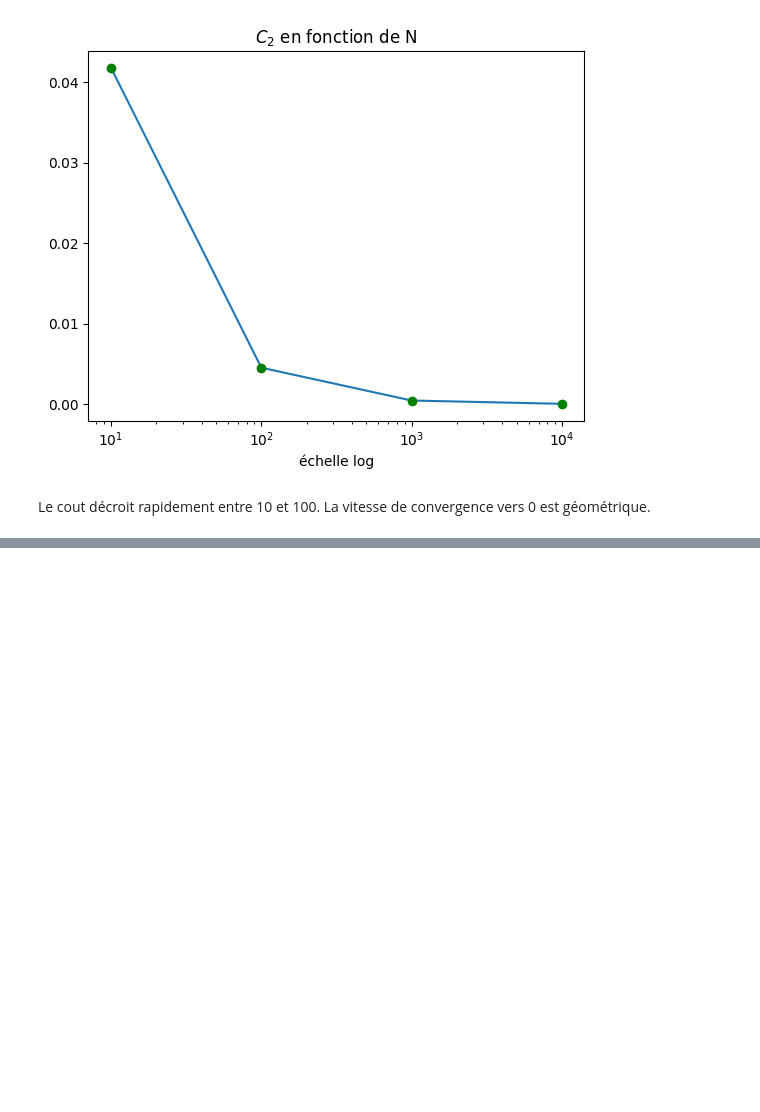
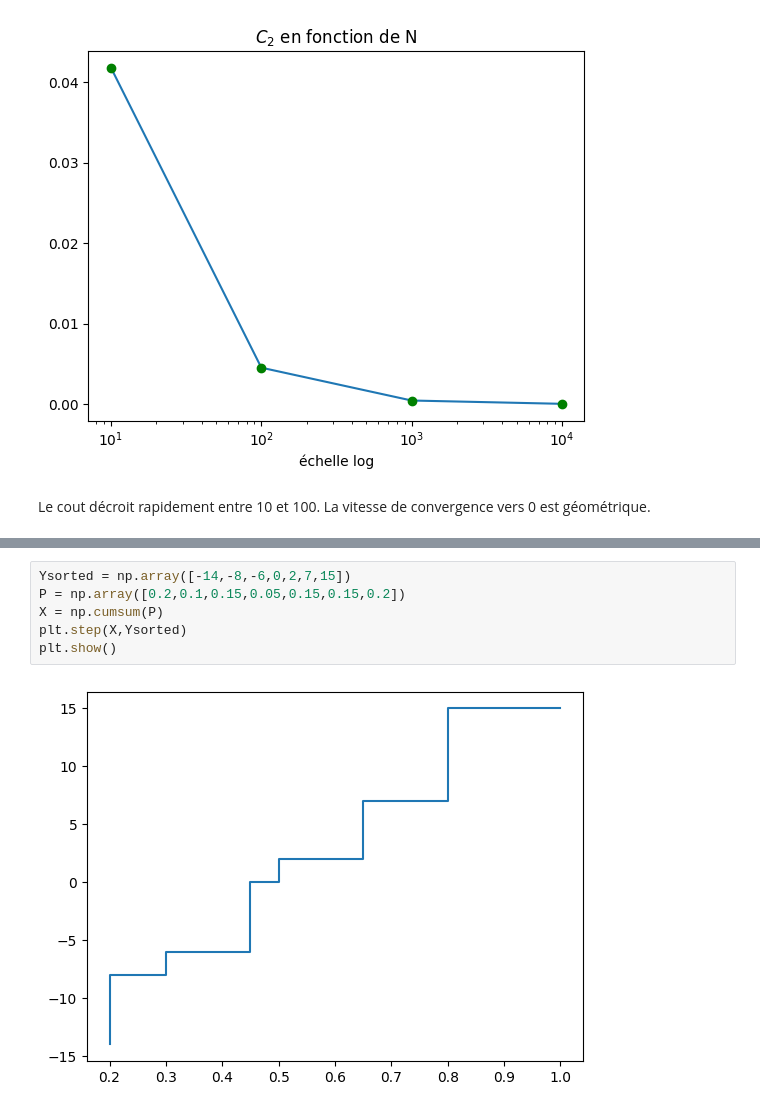
Before and after one commit to AI-ELka/Displacement_convexity_proj, a Jupyter notebook: Main.ipynb, the cells around one changed output, grey strips where cells are left out. Saved outputs shown, nothing was run; the diff lists cells and outputs as text; blank space fills up the shorter version.

```diff
--- a/Main.ipynb
+++ b/Main.ipynb
@@ -310,0 +314,8 @@ La vitesse de convergence vers 0 est géométrique.
+# %%
+Ysorted = np.array([-14,-8,-6,0,2,7,15])
+P = np.array([0.2,0.1,0.15,0.05,0.15,0.15,0.2])
+X = np.cumsum(P)
+plt.step(X,Ysorted)
+plt.show()
+# %% [output]
+[figure, added]
```
Also changed, not shown: parts of 4 cells of this notebook.
